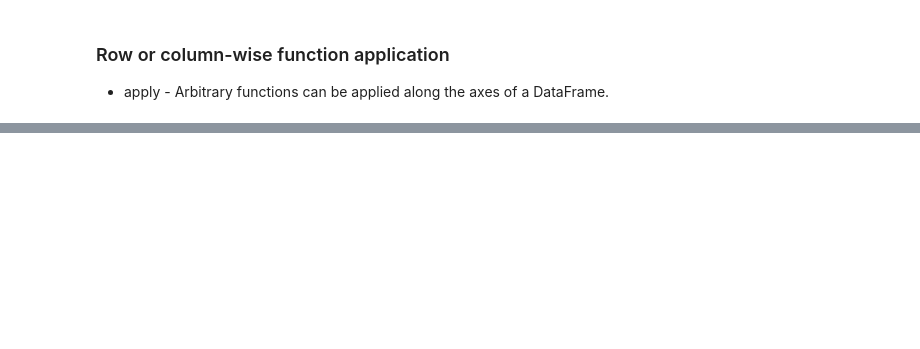
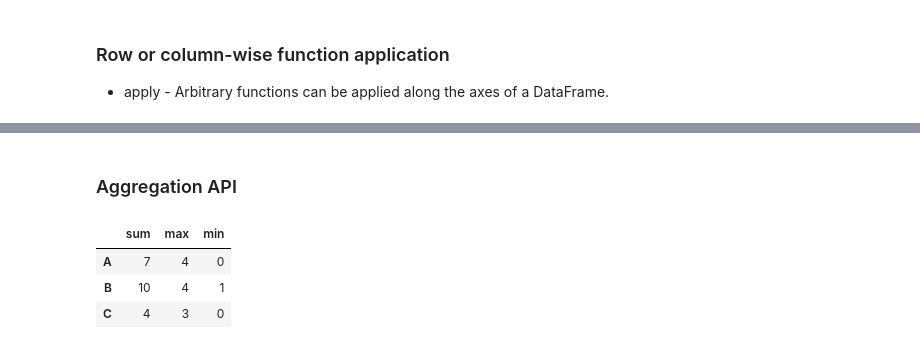
Before and after one commit to KumudithaSilva/pandas-data-science, a Jupyter notebook: Essential_Basis/essential_basis.ipynb, the cells around one changed output, grey strips where cells are left out. Cells and saved outputs as stored; diff of their text form; code cells hidden in the pictures; blank space fills up the shorter version.

Commit message:
Add aggregation API

```diff
--- a/Essential_Basis/essential_basis.ipynb
+++ b/Essential_Basis/essential_basis.ipynb
@@ -316 +332,10 @@ C     6
 dtype: int64
+# %% [markdown]
+### Aggregation API
+# %%
+df_apply.agg(['sum', 'max', 'min'], axis=0).T
+# %% [output]
+|  | sum | max | min |
+| A | 7 | 4 | 0 |
+| B | 10 | 4 | 1 |
+| C | 4 | 3 | 0 |
```
Also changed, not shown: parts of 24 cells of this notebook.
